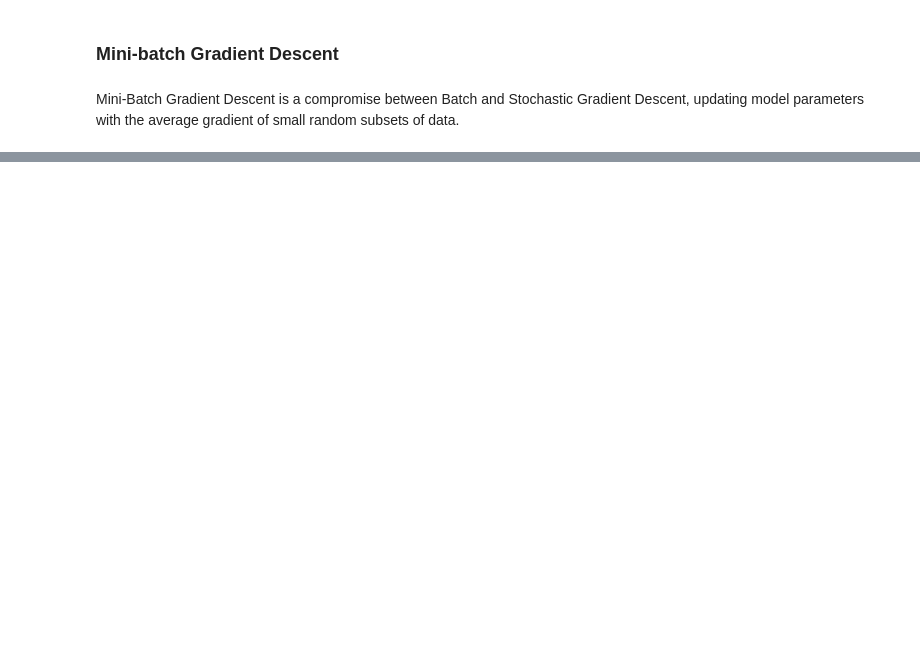
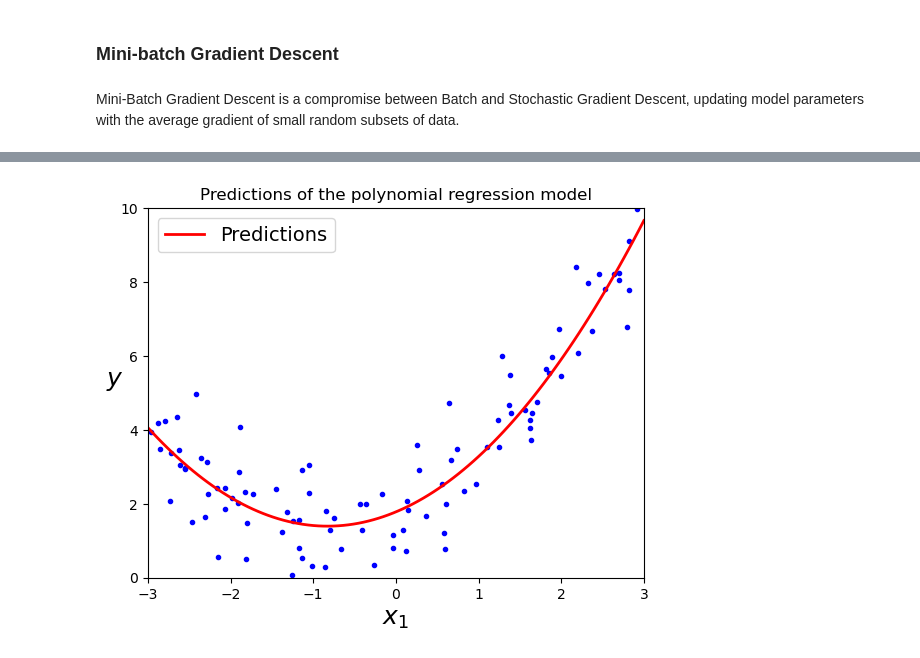
Before and after one commit to Ivan-Grigorev/Hands_On_ML, a Jupyter notebook: chapter_04.ipynb, the cells around one changed output, grey strips where cells are left out. Saved outputs shown, nothing was run; the diff lists cells and outputs as text; code cells hidden in the pictures; blank space fills up the shorter version.

```diff
--- a/chapter_04.ipynb
+++ b/chapter_04.ipynb
@@ -310,0 +359,25 @@ plt.show()
+# %%
+X_new = np.linspace(-3, 3, 100).reshape(100, 1)
+X_new_poly = poly_features.transform(X_new)
+y_new = lin_reg.predict(X_new_poly)
+
+plt.plot(
+    X,
+    y,
+    'b.'
+)
+plt.plot(
+    X_new,
+    y_new,
+    'r-',
+    linewidth=2,
+    label='Predictions'
+)
+plt.xlabel('$x_1$', fontsize=18)
+plt.ylabel('$y$', rotation=0, fontsize=18)
+plt.axis([-3, 3, 0, 10])
+plt.legend(loc='upper left', fontsize=14)
+plt.title('Predictions of the polynomial regression model')
+plt.show()
+# %% [output]
+[figure, added]
```
Also changed, not shown: parts of 24 cells of this notebook.
